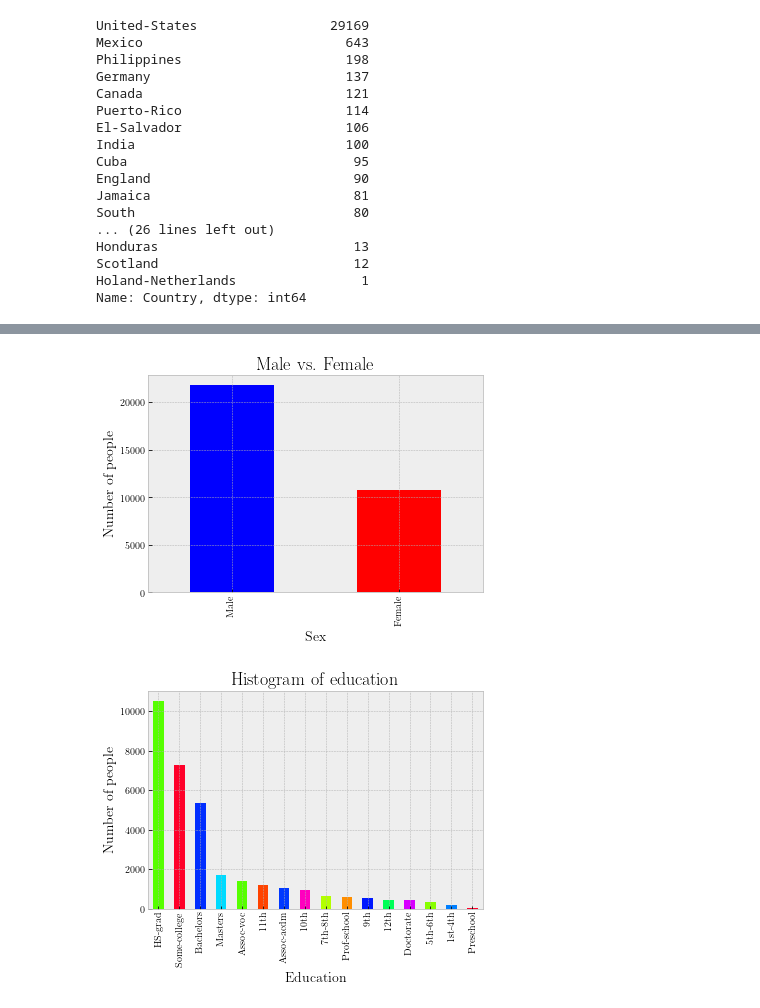
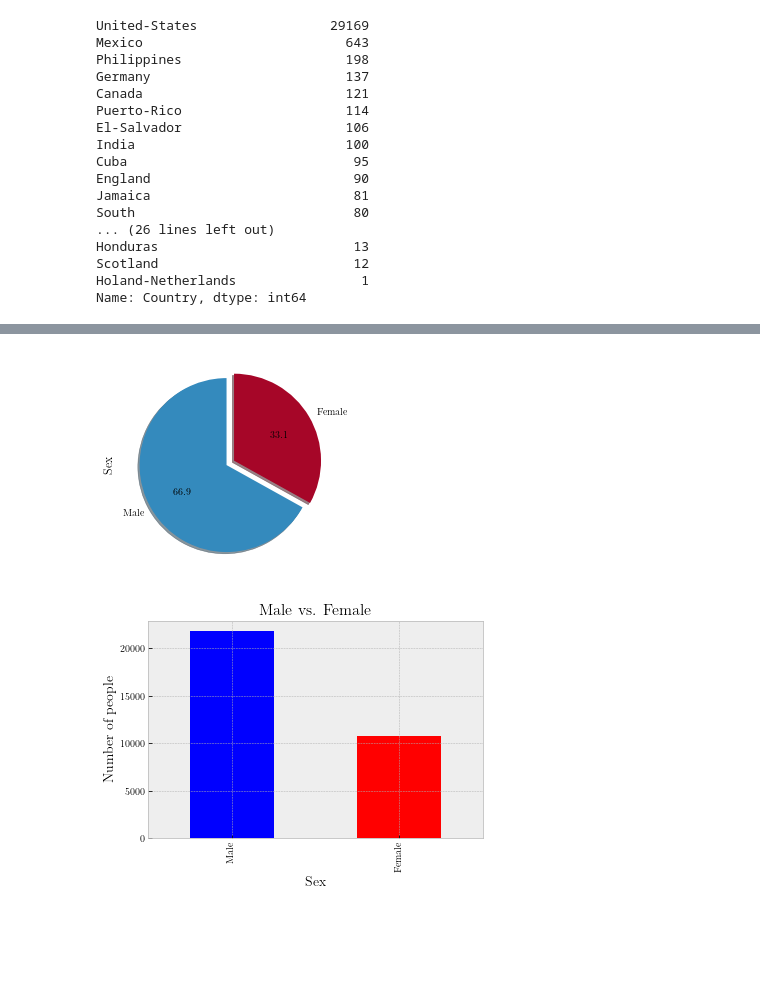
Before and after one commit to matmarqs/pmr, a Jupyter notebook: knn/PMR3508-2022-37-Adult-KNN.ipynb, the cells around one changed output, grey strips where cells are left out. Drawn from its saved outputs; the diff is of its cells as text; code cells hidden in the pictures; blank space fills up the shorter version.

```diff
--- a/knn/PMR3508-2022-37-Adult-KNN.ipynb
+++ b/knn/PMR3508-2022-37-Adult-KNN.ipynb
@@ -88,14 +137,16 @@ cute_hist(x=a['Age'], bins=(a['Age'].max() - a['Age'].min()),
+# %%
+fig, ax = plt.subplots()
+a['Sex'].value_counts().plot(kind='pie', autopct='%1.1f',
+        shadow=True, startangle=90, ax=ax, explode=[0, 0.1])
+#  explode=explode,  labels=labels
+plt.show()
+# %% [output]
+[figure, added]
 # %%
-cute_hist(x=a['Sex'].value_counts(), bins=2,
+fig, ax = plt.subplots()
+cute_hist(ax=ax, x=a['Sex'].value_counts(), bins=2,
           title='Male vs. Female', cmap='bwr',
           xlabel='Sex', ylabel='Number of people',
           func=lambda x, xmax: (x/xmax < 1/2), df=True)
 # %% [output]
-[figure, old version]
+[figure, new version]
-# %%
-cute_hist(a['Education'].value_counts(), title='Histogram of education',
-          xlabel='Education', ylabel='Number of people',
-          cmap='gist_rainbow', df=True,
-          func=lambda a,b: np.array([np.random.uniform() for i in a]))
-# %% [output]
-[figure, removed]
```
Also changed, not shown: parts of 16 cells of this notebook.
